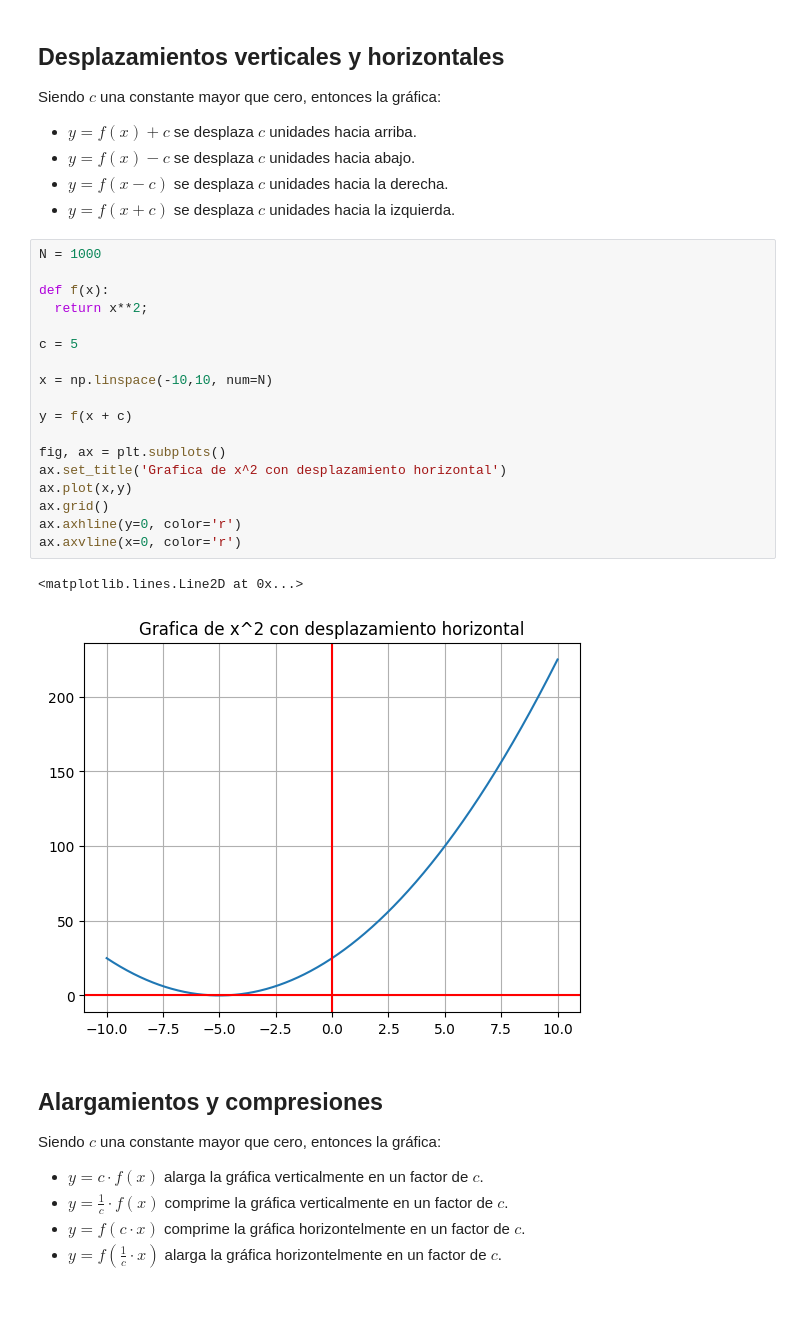
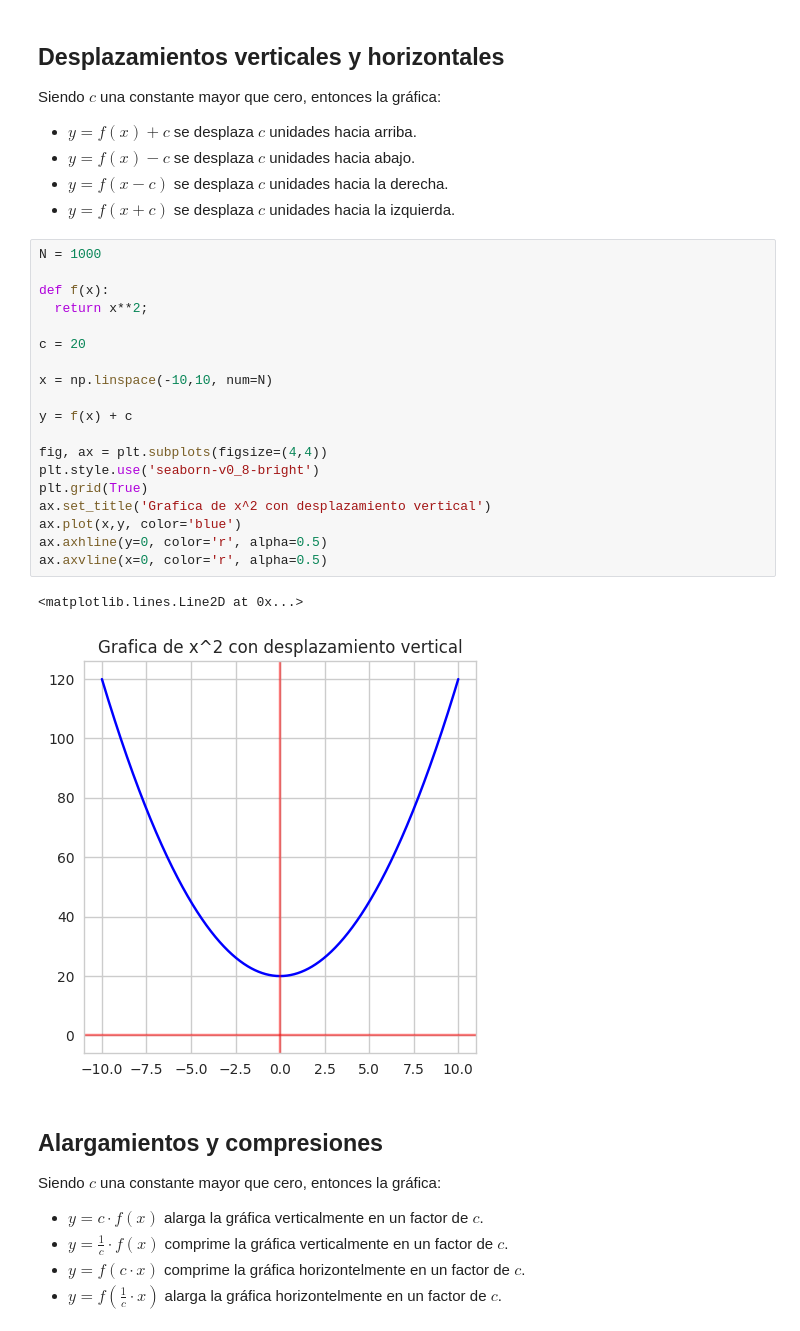
Before and after one commit to jariel17/curso-funciones, a Jupyter notebook: 3_¿Cómo_manipular_funciones__.ipynb, the cells around one changed output. Drawn from its saved outputs; the diff is of its cells as text; blank space fills up the shorter version.

Commit message:
Add class 3: manipulating graphs

```diff
--- a/3_¿Cómo_manipular_funciones__.ipynb
+++ b/3_¿Cómo_manipular_funciones__.ipynb
@@ -15,24 +15,25 @@ Siendo $c$ una constante mayor que cero, entonces la gráfica:
 # %%
 N = 1000
 
 def f(x):
   return x**2;
 
-c = 5
+c = 20
 
 x = np.linspace(-10,10, num=N)
 
-y = f(x + c)
+y = f(x) + c
 
-fig, ax = plt.subplots()
-ax.set_title('Grafica de x^2 con desplazamiento horizontal')
-ax.plot(x,y)
-ax.grid()
-ax.axhline(y=0, color='r')
-ax.axvline(x=0, color='r')
+fig, ax = plt.subplots(figsize=(4,4))
+plt.style.use('seaborn-v0_8-bright')
+plt.grid(True)
+ax.set_title('Grafica de x^2 con desplazamiento vertical')
+ax.plot(x,y, color='blue')
+ax.axhline(y=0, color='r', alpha=0.5)
+ax.axvline(x=0, color='r', alpha=0.5)
 # %% [output]
 <matplotlib.lines.Line2D at 0x...>
-[figure, old version]
+[figure, new version]
 # %% [markdown]
 ## Alargamientos y compresiones
 
```
Also changed, not shown: parts of 2 cells of this notebook.
